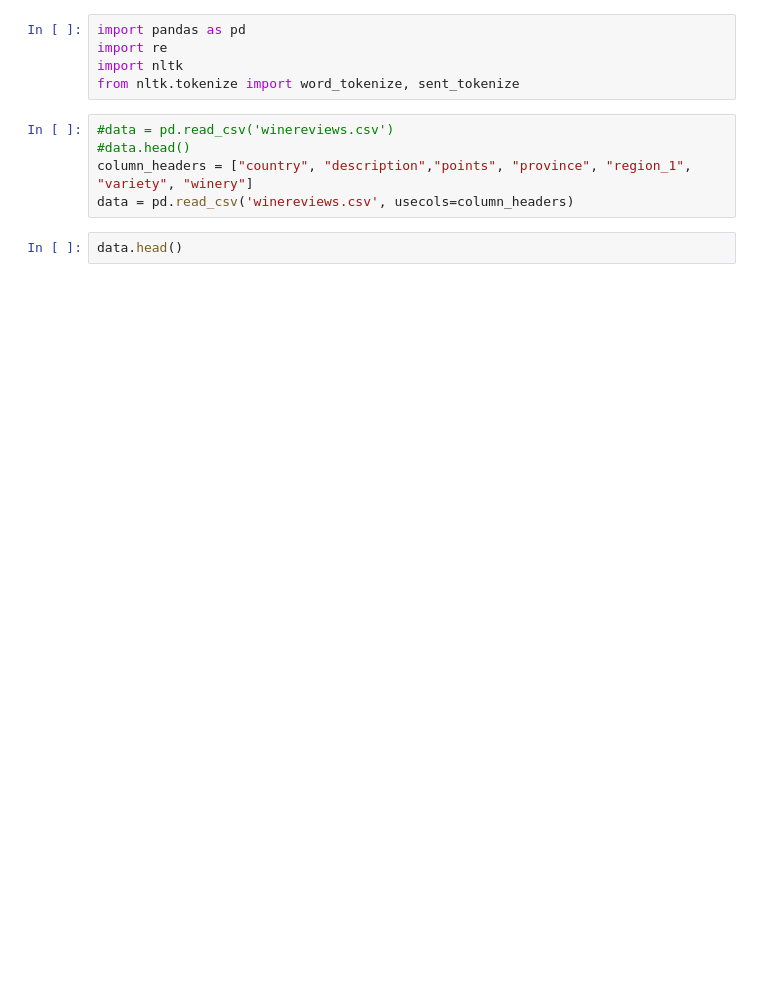
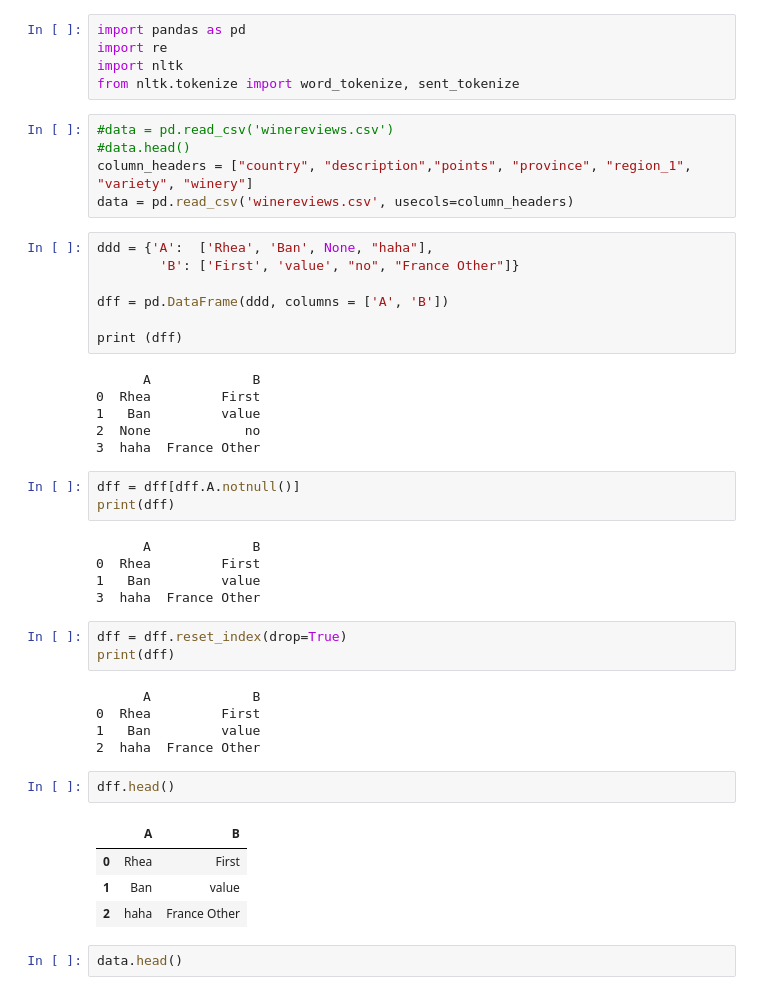
Before and after one commit to jjc387/cs4300sp2020-jjc387-rab378-ata57-kjk248-ml2259, a Jupyter notebook: app/irsystem/kylieML.ipynb, the cells around one changed output. Saved outputs shown, nothing was run; the diff lists cells and outputs as text; blank space fills up the shorter version.

```diff
--- a/app/irsystem/kylieML.ipynb
+++ b/app/irsystem/kylieML.ipynb
@@ -8,6 +8,42 @@ from nltk.tokenize import word_tokenize, sent_tokenize
 #data.head()
 column_headers = ["country", "description","points", "province", "region_1", "variety", "winery"]
 data = pd.read_csv('winereviews.csv', usecols=column_headers)
+# %%
+ddd = {'A':  ['Rhea', 'Ban', None, "haha"],
+        'B': ['First', 'value', "no", "France Other"]}
+
+dff = pd.DataFrame(ddd, columns = ['A', 'B'])
+
+print (dff)
+# %% [output]
+      A             B
+0  Rhea         First
+1   Ban         value
+2  None            no
+3  haha  France Other
+# %%
+dff = dff[dff.A.notnull()]
+print(dff)
+# %% [output]
+      A             B
+0  Rhea         First
+1   Ban         value
+3  haha  France Other
+# %%
+dff = dff.reset_index(drop=True)
+print(dff)
+# %% [output]
+      A             B
+0  Rhea         First
+1   Ban         value
+2  haha  France Other
+# %%
+dff.head()
+# %% [output]
+|  | A | B |
+| 0 | Rhea | First |
+| 1 | Ban | value |
+| 2 | haha | France Other |
 # %%
 data.head()
 # %% [output]
```
Also changed, not shown: parts of 2 cells of this notebook, 13 other files.
